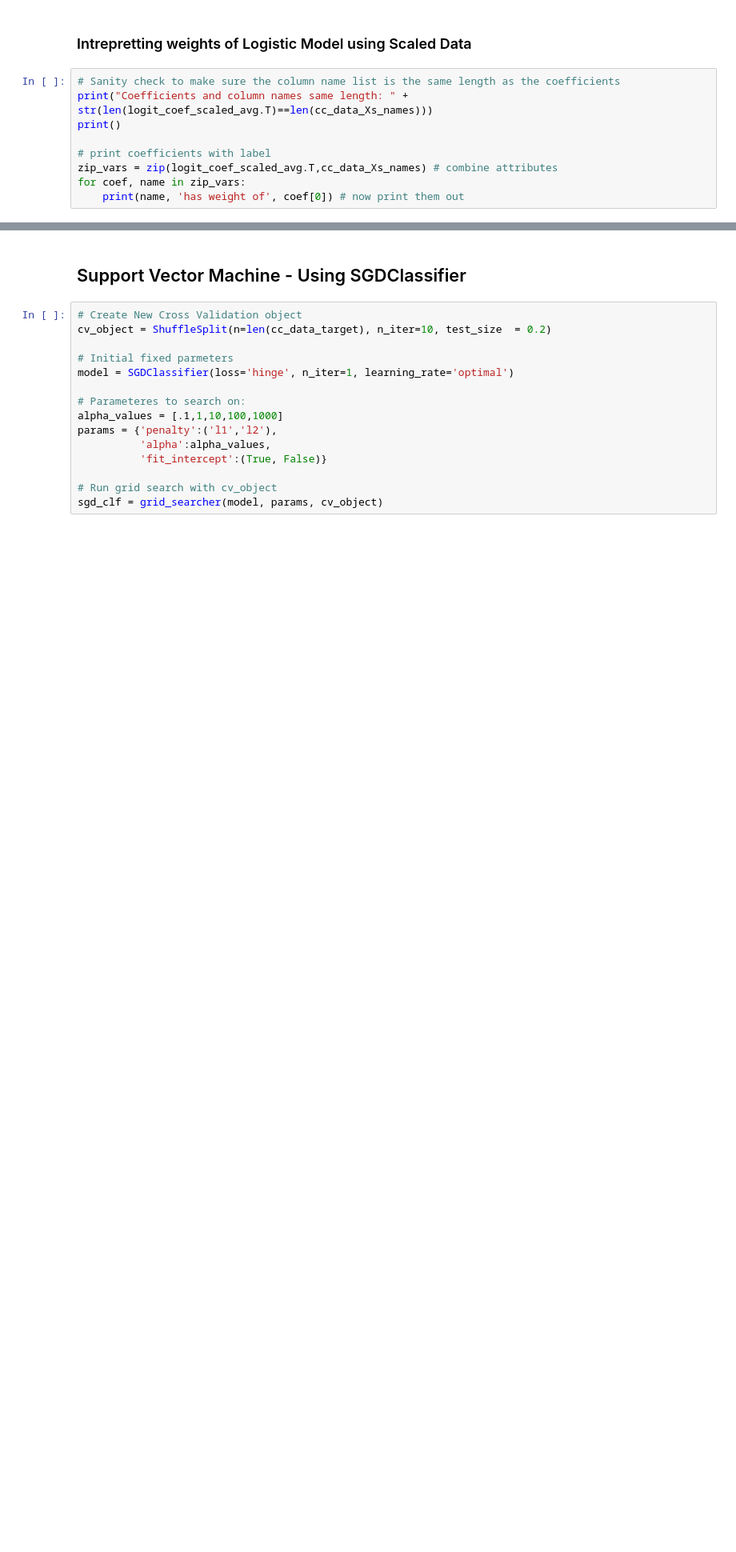
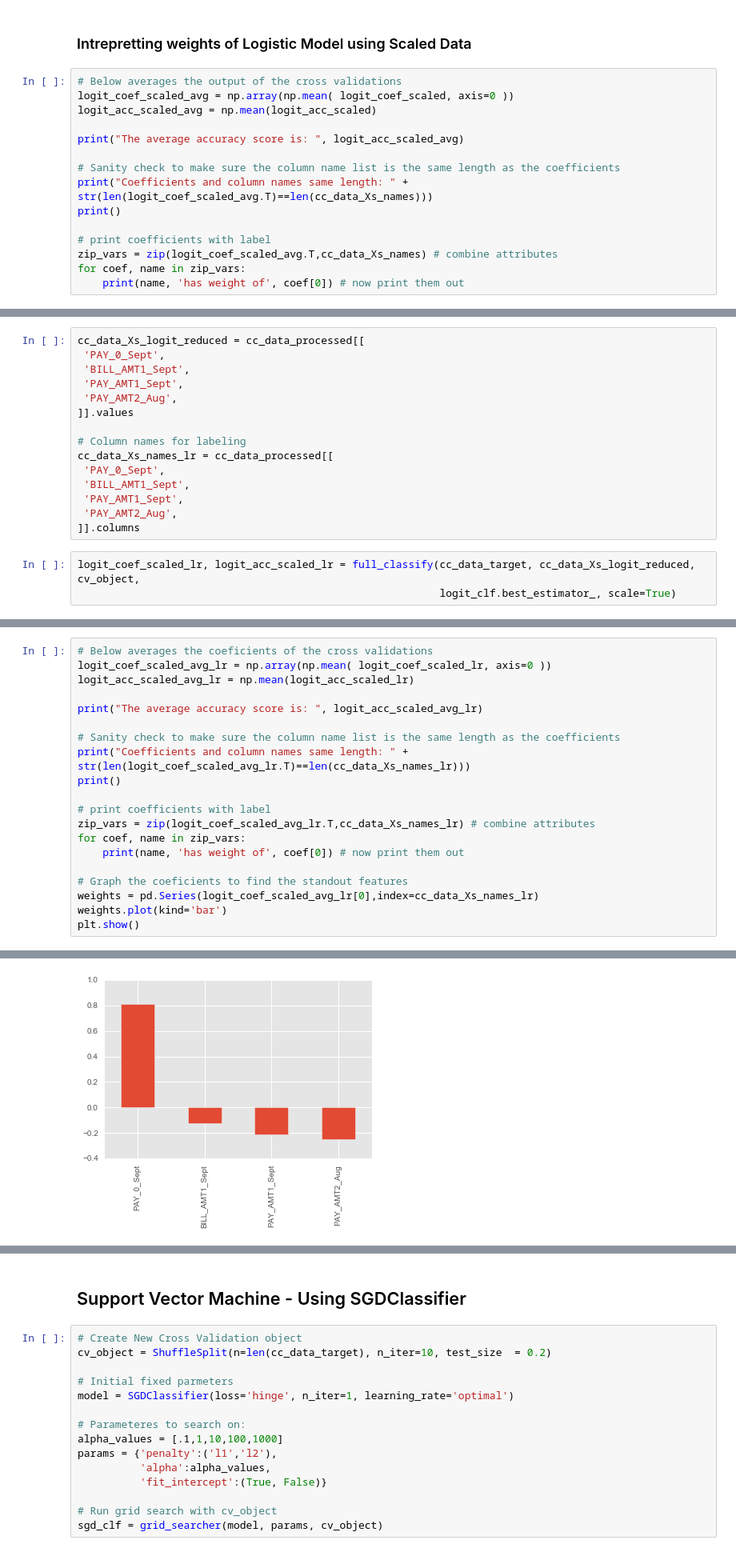
Before and after one commit to rlshuhart/MSDS7331_Mini-Lab, a Jupyter notebook: Mini Project.ipynb, the cells around one changed output, grey strips where cells are left out. Shown: that part at 80% size. Saved outputs shown, nothing was run; the diff lists cells and outputs as text; blank space fills up the shorter version.

Commit message:
add logistic interpretation and reduced model

```diff
--- a/Mini Project.ipynb
+++ b/Mini Project.ipynb
@@ -424,6 +430,12 @@ array([[-0.00144883,  0.64800298,  0.10470728,  0.09102561,  0.01759052,
 # %% [markdown]
 ### Intrepretting weights of Logistic Model using Scaled Data
 # %%
+# Below averages the output of the cross validations
+logit_coef_scaled_avg = np.array(np.mean( logit_coef_scaled, axis=0 ))
+logit_acc_scaled_avg = np.mean(logit_acc_scaled)
+
+print("The average accuracy score is: ", logit_acc_scaled_avg)
+
 # Sanity check to make sure the column name list is the same length as the coefficients
 print("Coefficients and column names same length: " + str(len(logit_coef_scaled_avg.T)==len(cc_data_Xs_names)))
 print()
@@ -467,0 +482,18 @@ plt.show()
+# %%
+cc_data_Xs_logit_reduced = cc_data_processed[[
+ 'PAY_0_Sept',
+ 'BILL_AMT1_Sept',
+ 'PAY_AMT1_Sept',
+ 'PAY_AMT2_Aug',
+]].values
+
+# Column names for labeling
+cc_data_Xs_names_lr = cc_data_processed[[
+ 'PAY_0_Sept',
+ 'BILL_AMT1_Sept',
+ 'PAY_AMT1_Sept',
+ 'PAY_AMT2_Aug',
+]].columns
+# %%
+logit_coef_scaled_lr, logit_acc_scaled_lr = full_classify(cc_data_target, cc_data_Xs_logit_reduced, cv_object,
+                                                          logit_clf.best_estimator_, scale=True)
@@ -467,0 +586,21 @@ plt.show()
+# %%
+# Below averages the coeficients of the cross validations
+logit_coef_scaled_avg_lr = np.array(np.mean( logit_coef_scaled_lr, axis=0 ))
+logit_acc_scaled_avg_lr = np.mean(logit_acc_scaled_lr)
+
+print("The average accuracy score is: ", logit_acc_scaled_avg_lr)
+
+# Sanity check to make sure the column name list is the same length as the coefficients
+print("Coefficients and column names same length: " + str(len(logit_coef_scaled_avg_lr.T)==len(cc_data_Xs_names_lr)))
+print()
+
+# print coefficients with label
+zip_vars = zip(logit_coef_scaled_avg_lr.T,cc_data_Xs_names_lr) # combine attributes
+for coef, name in zip_vars:
+    print(name, 'has weight of', coef[0]) # now print them out
+
+# Graph the coeficients to find the standout features
+weights = pd.Series(logit_coef_scaled_avg_lr[0],index=cc_data_Xs_names_lr)
+weights.plot(kind='bar')
+plt.show()
+# %% [output]
@@ -467,0 +614 @@ plt.show()
+[figure, added]
```
Also changed, not shown: parts of 19 cells of this notebook.
